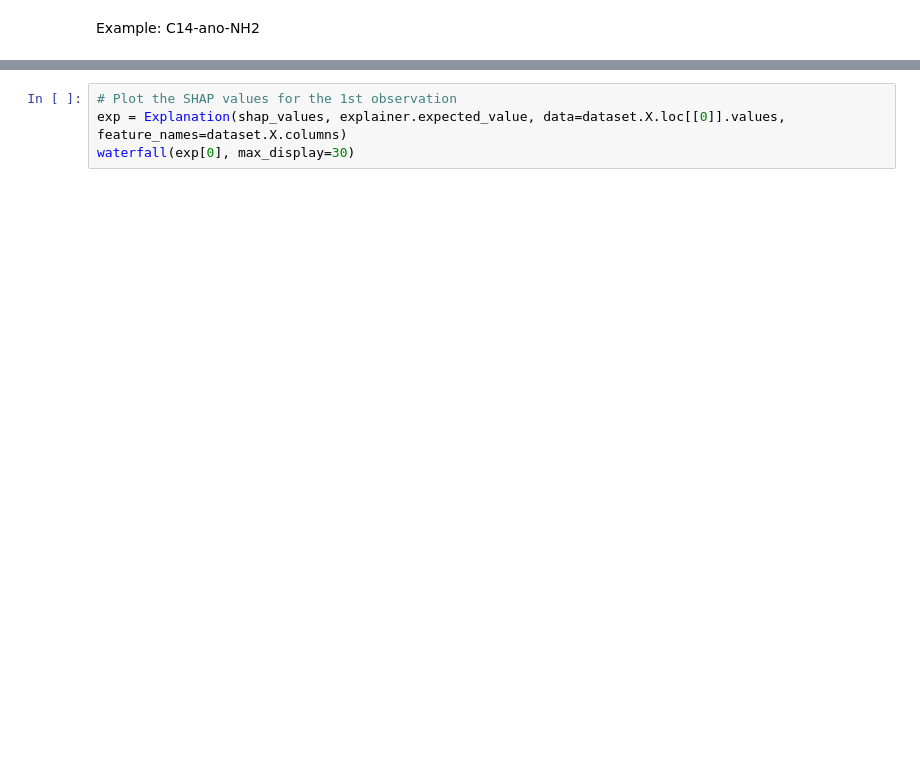
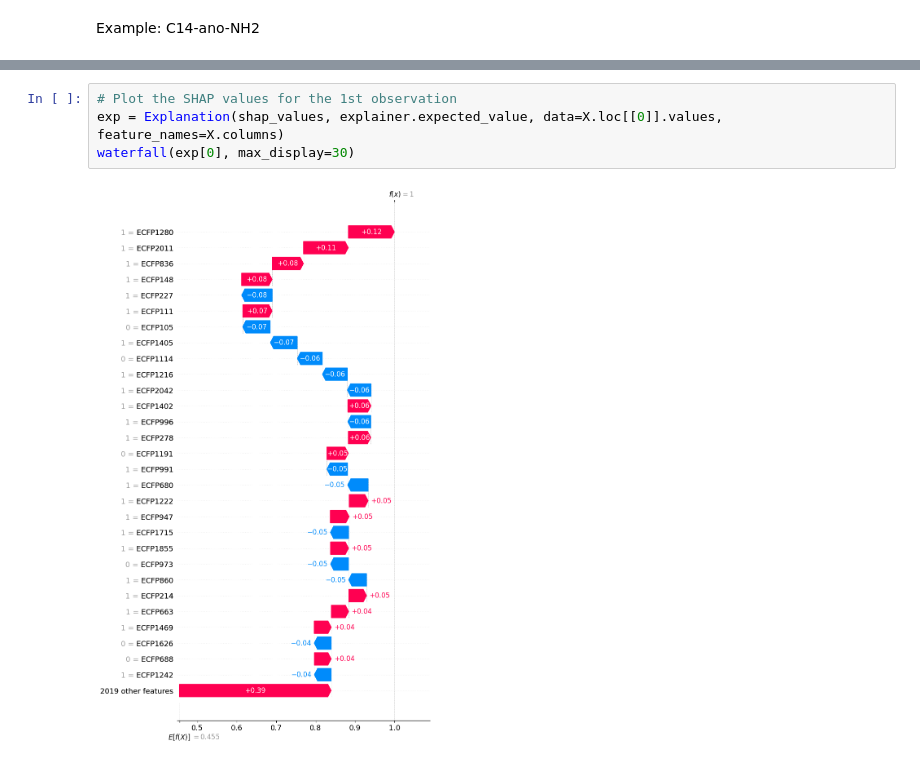
Before and after one commit to mersalas/ecosa, a Jupyter notebook: Ecoli_test.ipynb, the cells around one changed output, grey strips where cells are left out. Saved outputs shown, nothing was run; the diff lists cells and outputs as text; blank space fills up the shorter version.

```diff
--- a/Ecoli_test.ipynb
+++ b/Ecoli_test.ipynb
@@ -209,8 +224,10 @@ shap.force_plot(explainer.expected_value, shap_values[0,:], dataset.X[0,:])
 <shap.plots._force.AdditiveForceVisualizer at 0x...>
 # %%
 # Plot the SHAP values for the 1st observation
-exp = Explanation(shap_values, explainer.expected_value, data=dataset.X.loc[[0]].values, feature_names=dataset.X.columns)
+exp = Explanation(shap_values, explainer.expected_value, data=X.loc[[0]].values, feature_names=X.columns)
 waterfall(exp[0], max_display=30)
+# %% [output]
+[figure, added]
 # %%
 from rdkit import Chem
 from rdkit.Chem import AllChem, Draw
```
Also changed, not shown: parts of 8 cells of this notebook.
